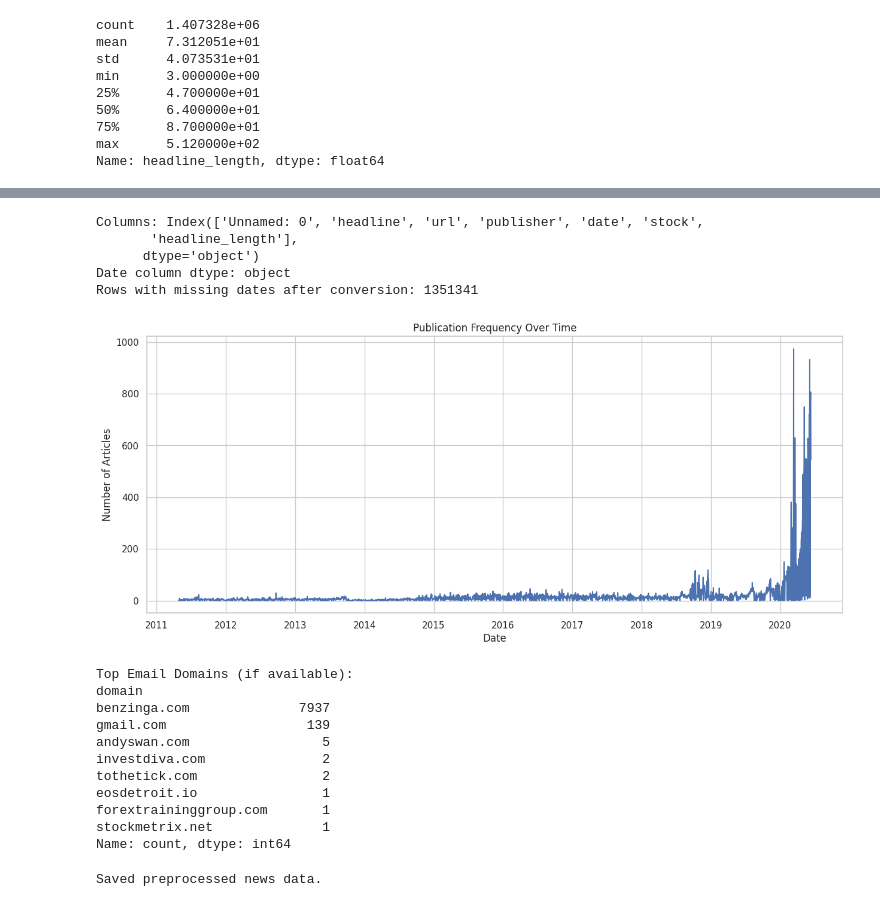
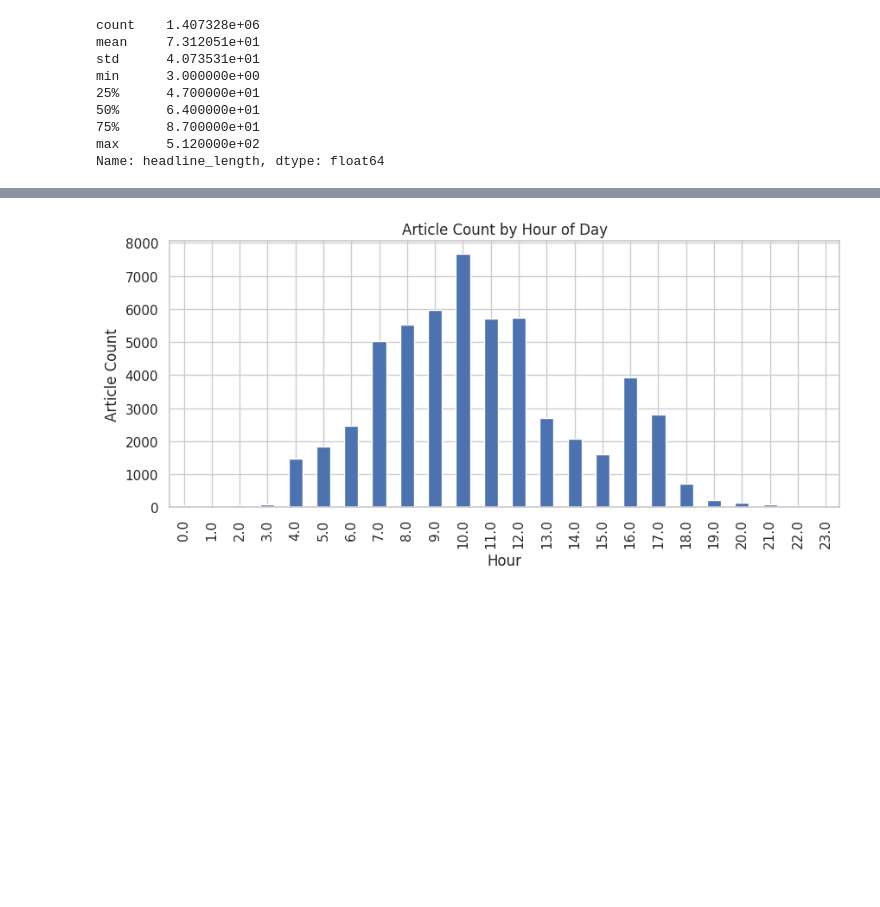
Before and after one commit to NuryeNigusMekonen/sentiment-stock-predictor-for-nova-insights-PLLC, a Jupyter notebook: notebooks/eda_news_analysis.ipynb, the cells around one changed output, grey strips where cells are left out. Saved outputs shown, nothing was run; the diff lists cells and outputs as text; code cells hidden in the pictures; blank space fills up the shorter version.

```diff
--- a/notebooks/eda_news_analysis.ipynb
+++ b/notebooks/eda_news_analysis.ipynb
@@ -79,57 +84,13 @@ plt.show()
-# %%
-# Check column names
-print("Columns:", df.columns)
-
-# Confirm data type
-print("Date column dtype:", df['date'].dtype)
-
-# Convert to datetime safely if needed
-if not pd.api.types.is_datetime64_any_dtype(df['date']):
-    df['date'] = pd.to_datetime(df['date'], errors='coerce')  # convert or set NaT for bad formats
-
-# Check how many rows failed to convert
-print("Rows with missing dates after conversion:", df['date'].isna().sum())
-# %% [output]
-Columns: Index(['Unnamed: 0', 'headline', 'url', 'publisher', 'date', 'stock',
-       'headline_length'],
-      dtype='object')
-Date column dtype: object
-Rows with missing dates after conversion: 1351341
-# %%
-# Cell 7: Publication Trends Over Time
-df['date_only'] = df['date'].dt.date
-pub_trend = publication_trends(df)
-
-plt.figure(figsize=(15, 6))
-pub_trend.plot()
-plt.title("Publication Frequency Over Time")
-plt.ylabel("Number of Articles")
-plt.xlabel("Date")
-plt.grid(True)
-plt.show()
-# %% [output]
-[figure, removed]
-# %%
-# Domain Extraction
-df = extract_domains(df)
-domain_counts = df['domain'].value_counts().head(10)
-print("Top Email Domains (if available):")
-print(domain_counts)
-# %% [output]
-Top Email Domains (if available):
-domain
-benzinga.com              7937
-gmail.com                  139
-andyswan.com                 5
-investdiva.com               2
-tothetick.com                2
-eosdetroit.io                1
-forextraininggroup.com       1
-stockmetrix.net              1
-Name: count, dtype: int64
-# %%
-# Save Preprocessed File
-df.to_csv("../Data/preprocessed_news.csv", index=False)
-print("Saved preprocessed news data.")
-# %% [output]
-Saved preprocessed news data.
+# %%
+#hourly publlishing times
+hourly = hourly_distribution(news_df)
+
+plt.figure(figsize=(10, 4))
+hourly.plot(kind="bar")
+plt.title("Article Count by Hour of Day")
+plt.xlabel("Hour")
+plt.ylabel("Article Count")
+plt.grid(True)
+plt.show()
+# %% [output]
+[figure, added]
```
Also changed, not shown: parts of 14 cells of this notebook, 18 other files.
